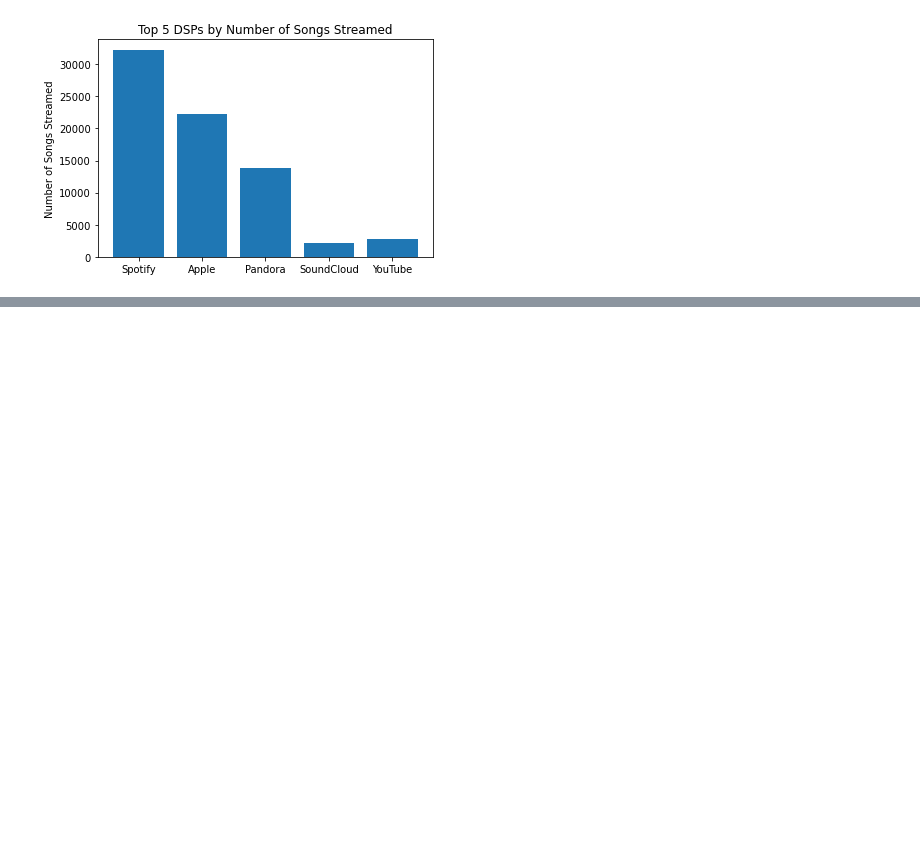
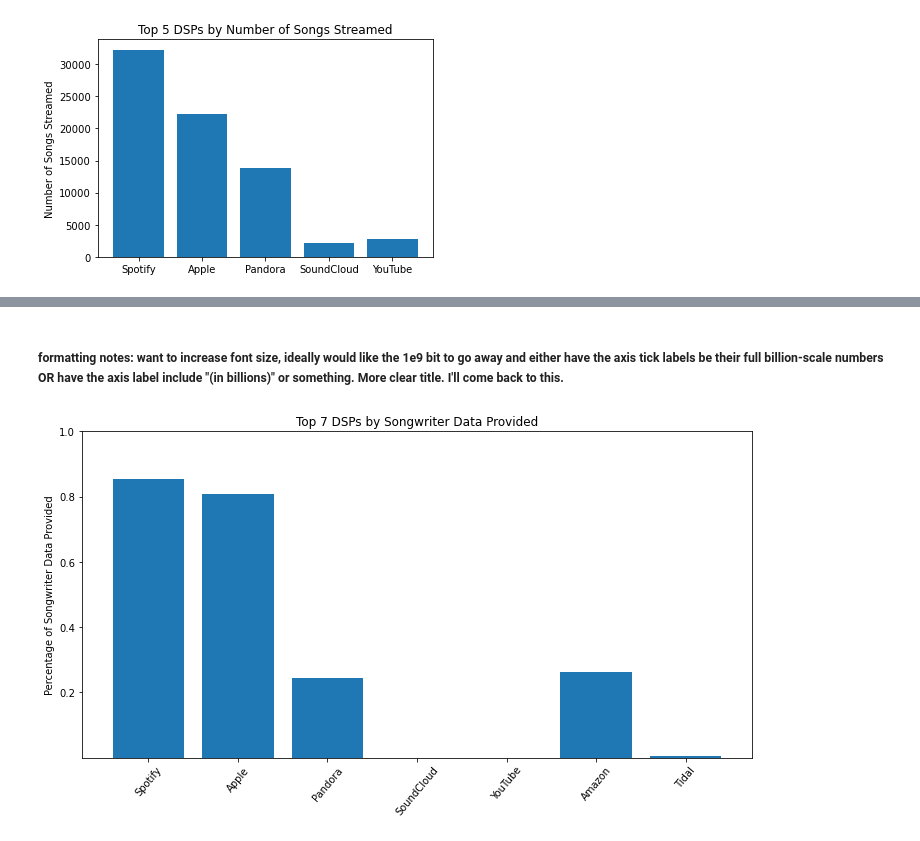
Before and after one commit to NSS-Data-Analytics-Cohort-6/mlc-project-nan-nagini, a Jupyter notebook: notebooks/NaN_Nagini_Abi.ipynb, the cells around one changed output, grey strips where cells are left out. Drawn from its saved outputs; the diff is of its cells as text; code cells hidden in the pictures; blank space fills up the shorter version.

```diff
--- a/notebooks/NaN_Nagini_Abi.ipynb
+++ b/notebooks/NaN_Nagini_Abi.ipynb
@@ -339,0 +363,11 @@ plt.title('Top 5 DSPs by Number of Songs Streamed');
+# %% [markdown]
+##### formatting notes: want to increase font size, ideally would like the 1e9 bit to go away and either have the axis tick labels be their full billion-scale numbers OR have the axis label include "(in billions)" or something. More clear title. I'll come back to this.
+# %%
+plt.figure(figsize=(12, 6))
+plt.bar(top_7.DSP, top_7.SW_Avg)
+plt.ylabel('Percentage of Songwriter Data Provided')
+plt.yticks([0.2, 0.4, 0.6, 0.8, 1.0])
+plt.xticks(rotation = 50)
+plt.title('Top 7 DSPs by Songwriter Data Provided');
+# %% [output]
+[figure, added]
```
Also changed, not shown: parts of 6 cells of this notebook.
